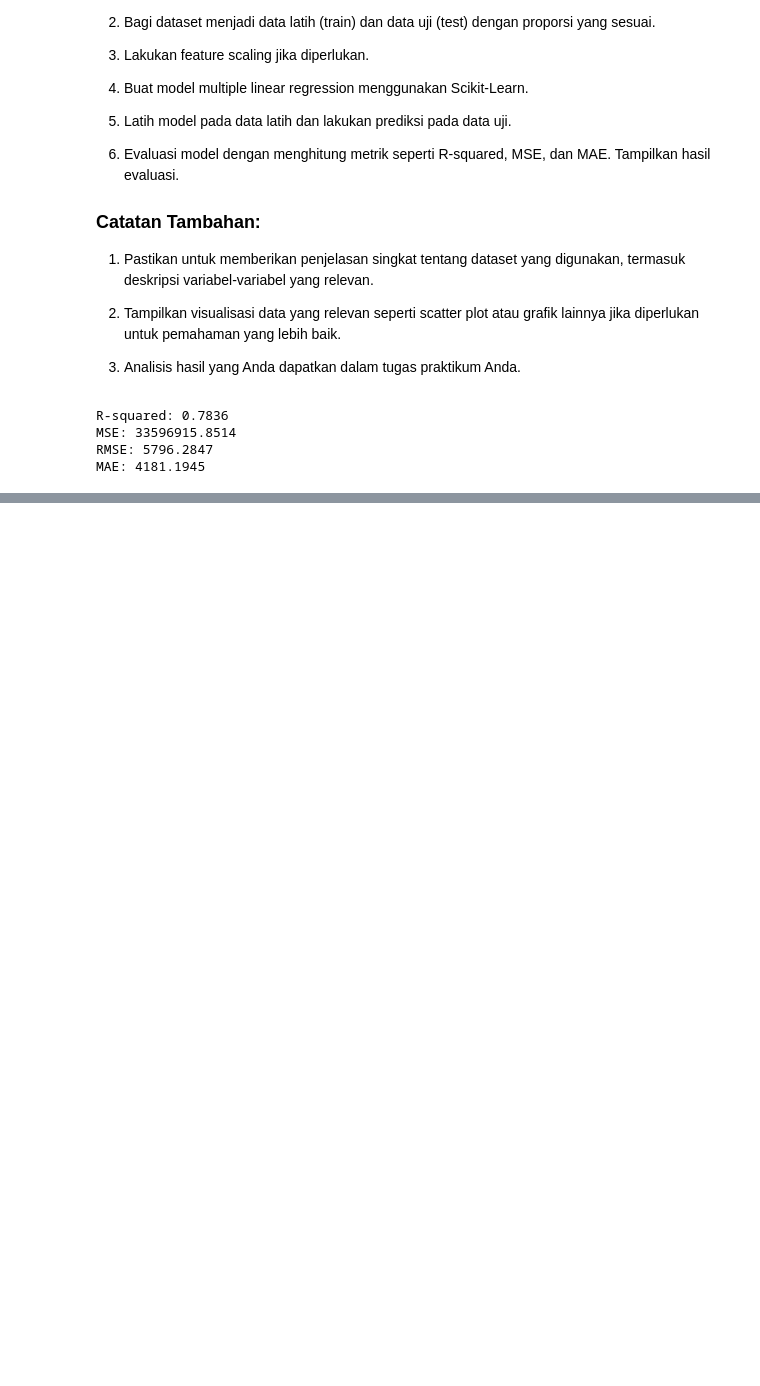
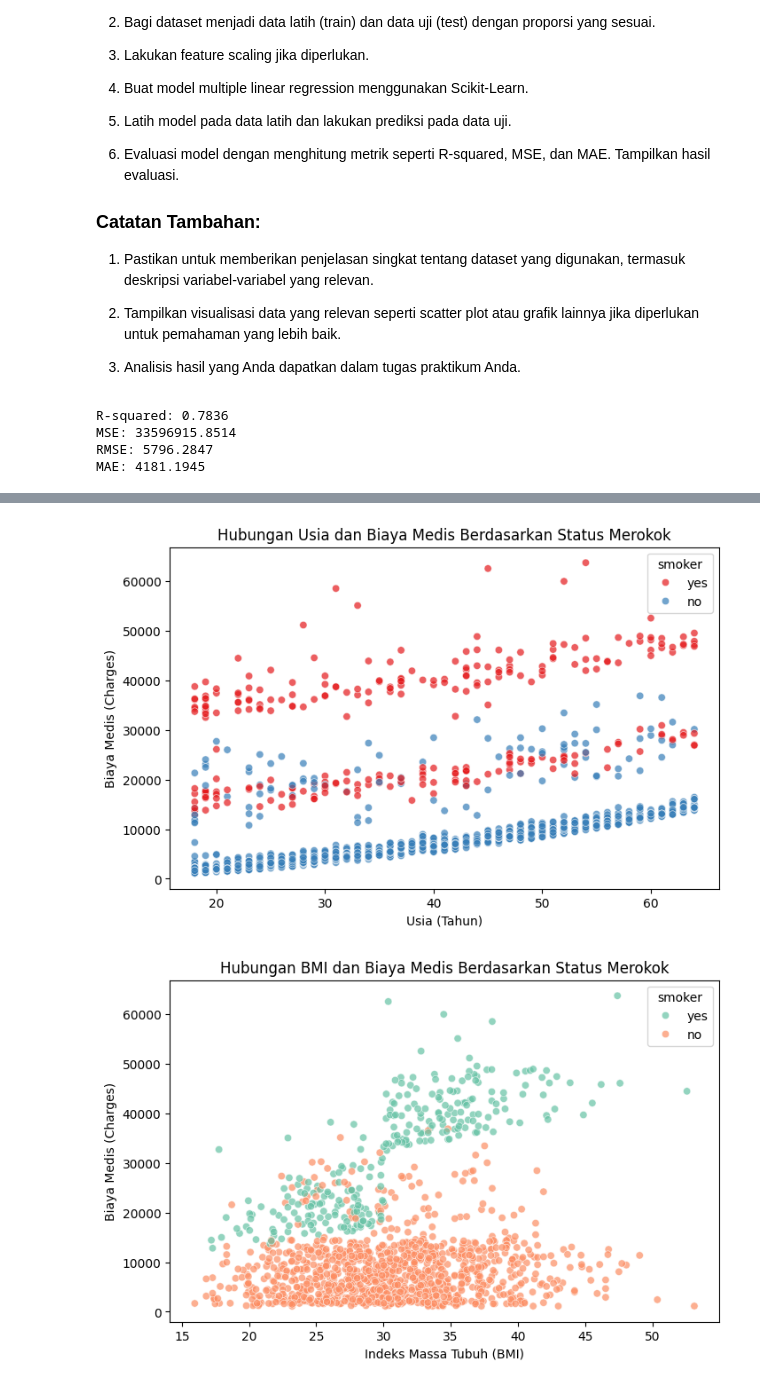
Before and after one commit to Aisyaaswy/Pemrograman_Mesin, a Jupyter notebook: jobsheet_7/tugas_praktikum.ipynb, the cells around one changed output, grey strips where cells are left out. Drawn from its saved outputs; the diff is of its cells as text; code cells hidden in the pictures; blank space fills up the shorter version.

```diff
--- a/jobsheet_7/tugas_praktikum.ipynb
+++ b/jobsheet_7/tugas_praktikum.ipynb
@@ -87,0 +100,21 @@ plt.show()
+# %%
+df = pd.read_csv('insurance.csv')
+
+# Scatter Plot 1: Hubungan Usia dan Biaya Medis Berdasarkan Status Merokok
+plt.figure(figsize=(8, 5))
+sns.scatterplot(data=df, x='age', y='charges', hue='smoker', palette='Set1', alpha=0.7)
+plt.title('Hubungan Usia dan Biaya Medis Berdasarkan Status Merokok')
+plt.xlabel('Usia (Tahun)')
+plt.ylabel('Biaya Medis (Charges)')
+plt.show()
+
+# Scatter Plot 2: Hubungan BMI dan Biaya Medis Berdasarkan Status Merokok
+plt.figure(figsize=(8, 5))
+sns.scatterplot(data=df, x='bmi', y='charges', hue='smoker', palette='Set2', alpha=0.7)
+plt.title('Hubungan BMI dan Biaya Medis Berdasarkan Status Merokok')
+plt.xlabel('Indeks Massa Tubuh (BMI)')
+plt.ylabel('Biaya Medis (Charges)')
+plt.show()
+# %% [output]
+[figure, added]
+[figure, added]
```
Also changed, not shown: parts of 3 cells of this notebook.
